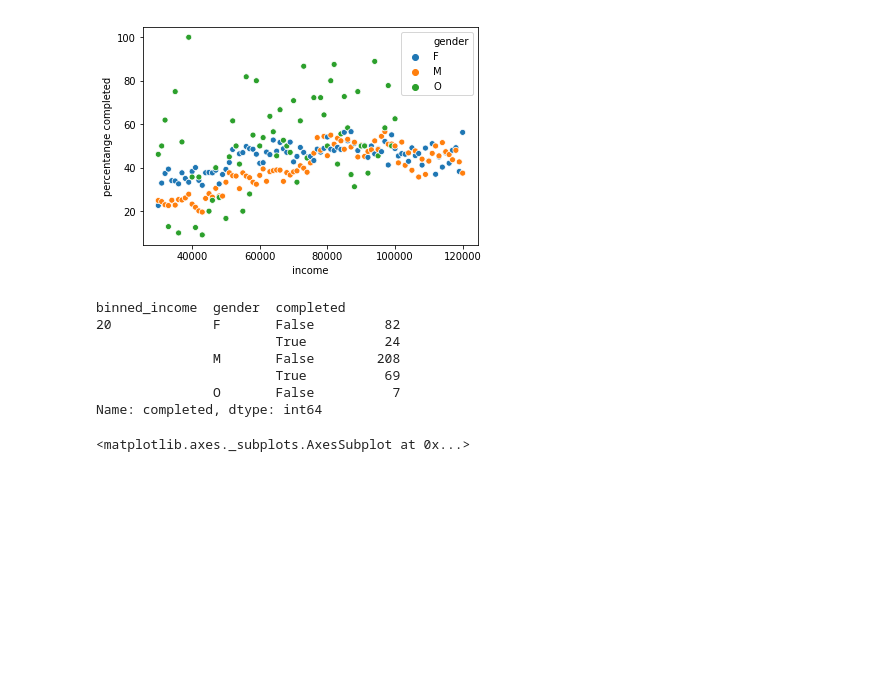
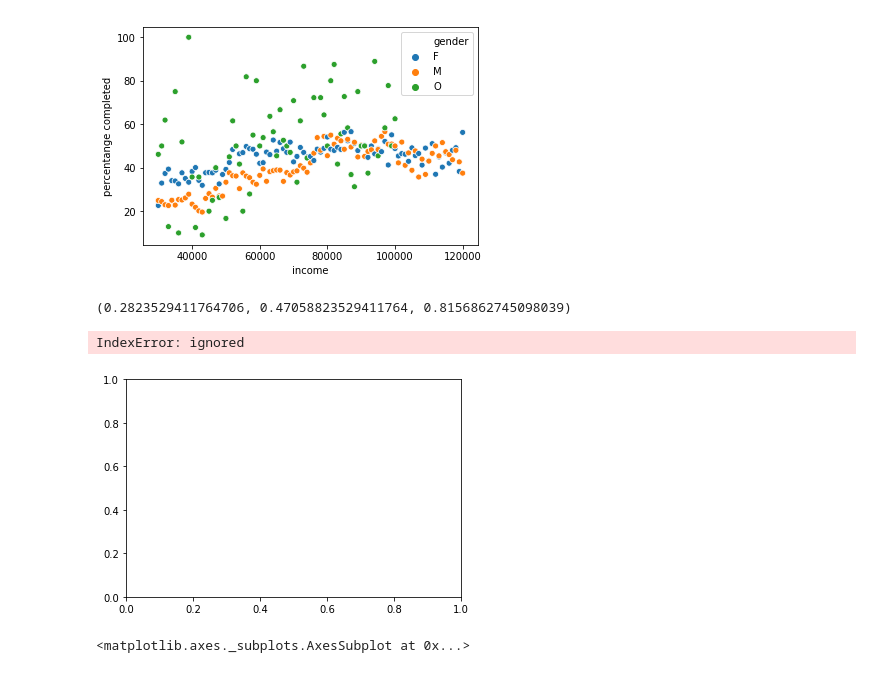
Before and after one commit to marco-bellini/Starbucks_capstone, a Jupyter notebook: 01_test.ipynb, the cells around one changed output. Saved outputs shown, nothing was run; the diff lists cells and outputs as text; code cells hidden in the pictures; blank space fills up the shorter version.

```diff
--- a/01_test.ipynb
+++ b/01_test.ipynb
@@ -472,13 +472,15 @@ o_cmp=o_cmp.stack().reset_index().drop(columns=['level_2']).rename(columns={0:'p
 sns.scatterplot(x='income',y='percentange completed', hue='gender',data=o_cmp)
 # %%
 o_cmp_counts=out.groupby(by=['binned_income','gender'])['completed'].value_counts()
+
 o_cmp_true=o_cmp_ratio.loc[o_cmp_ratio.index.get_level_values('completed')==True,:]
-o_cmp_ratio.head()
+o_cmp_true=o_cmp_true.droplevel(level='completed').to_frame()
+o_cmp_true['total']=out.groupby(by=['binned_income','gender'])['completed'].count()
+o_cmp_true=o_cmp_true.reset_index()
-# %% [output]
-binned_income  gender  completed
-20             F       False         82
-                       True          24
-               M       False        208
-                       True          69
-               O       False          7
-Name: completed, dtype: int64
+# %%
+from statsmodels.stats.proportion import proportion_confint
+
+lb,ub= proportion_confint(o_cmp_true['completed'],o_cmp_true['total'])
+o_cmp_true['lb']=lb
+o_cmp_true['ub']=ub
+ym=o_cmp_true['mean']=o_cmp_true['completed']/o_cmp_true['total']
@@ -484,0 +491,15 @@ Name: completed, dtype: int64
+# %%
+
+gender='M'
+alpha=0.2
+
+cc=o_cmp_true.loc[o_cmp_true.gender==gender]
+colors=sns.color_palette('muted',3)
+print(colors[0])
+
+#plt.fill_between(cc['binned_income'],cc['lb'],cc['ub'])#,alpha=alpha,color=colors[0])
+plt.plot(cc['binned_income'].values,cc['lb'].values)#,alpha=alpha+.4,color=colors[0])
+# %% [output]
+(0.2823529411764706, 0.47058823529411764, 0.8156862745098039)
+IndexError: ignored
+[figure, added]
```
Also changed, not shown: parts of 2 cells of this notebook.
